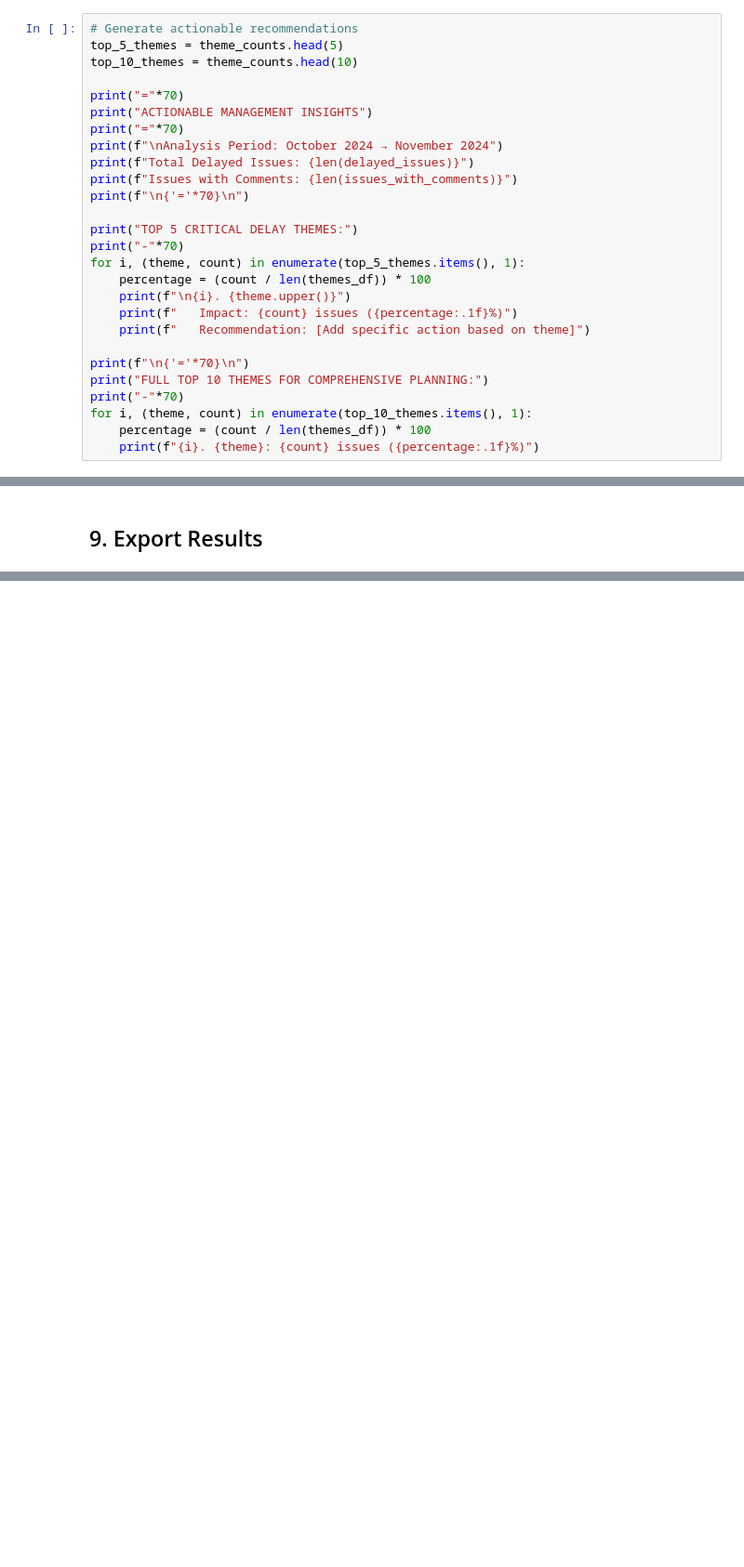
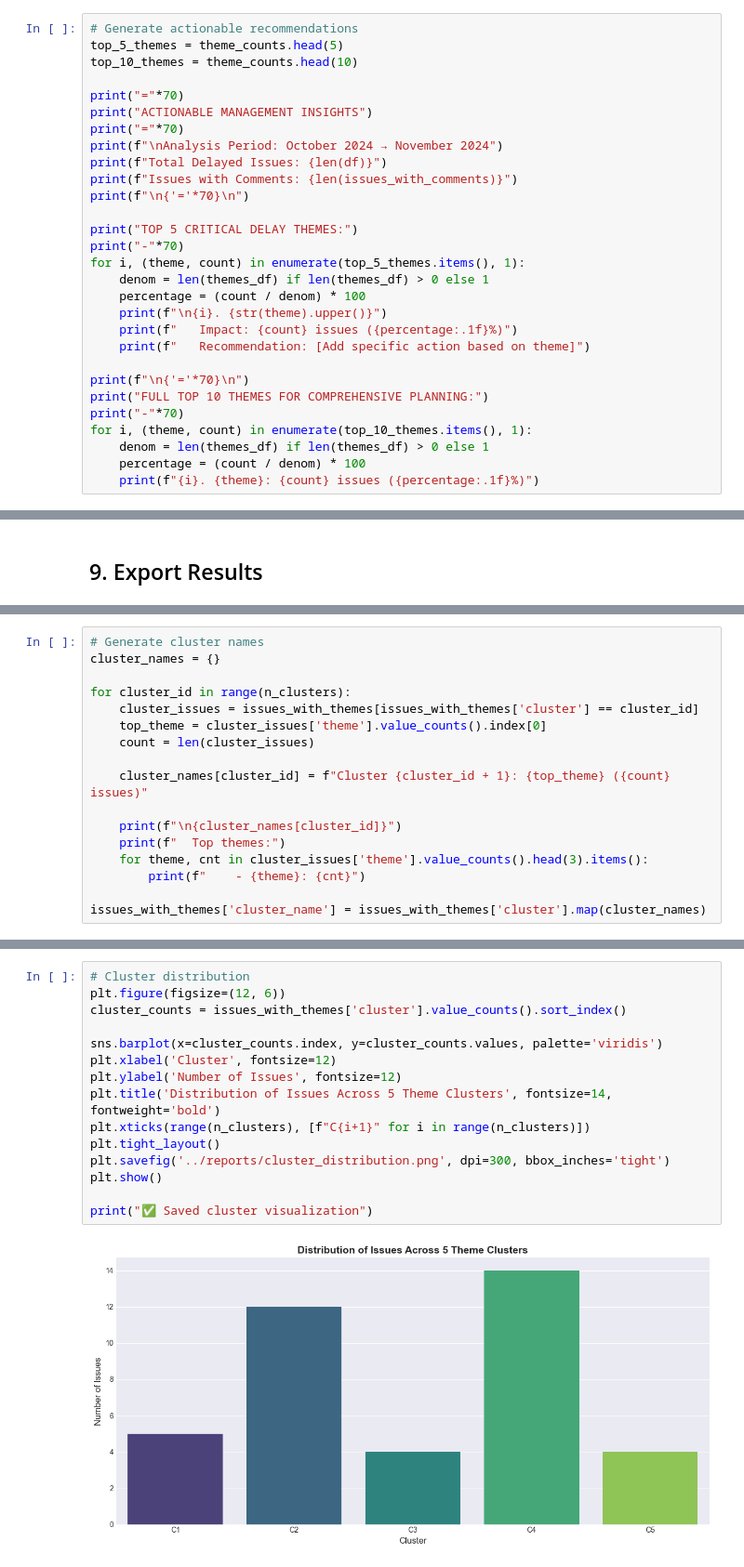
Before and after one commit to Andy-Nunez/jira-llm-thematic-analysis, a Jupyter notebook: notebooks/jira_delay_analysis.ipynb, the cells around one changed output, grey strips where cells are left out. Shown at 93% size. Cells and saved outputs as stored; diff of their text form; blank space fills up the shorter version.

```diff
--- a/notebooks/jira_delay_analysis.ipynb
+++ b/notebooks/jira_delay_analysis.ipynb
@@ -193,15 +292,16 @@ print("="*70)
 print("ACTIONABLE MANAGEMENT INSIGHTS")
 print("="*70)
 print(f"\nAnalysis Period: October 2024 → November 2024")
-print(f"Total Delayed Issues: {len(delayed_issues)}")
+print(f"Total Delayed Issues: {len(df)}")
 print(f"Issues with Comments: {len(issues_with_comments)}")
 print(f"\n{'='*70}\n")
 
 print("TOP 5 CRITICAL DELAY THEMES:")
 print("-"*70)
 for i, (theme, count) in enumerate(top_5_themes.items(), 1):
-    percentage = (count / len(themes_df)) * 100
-    print(f"\n{i}. {theme.upper()}")
+    denom = len(themes_df) if len(themes_df) > 0 else 1
+    percentage = (count / denom) * 100
+    print(f"\n{i}. {str(theme).upper()}")
     print(f"   Impact: {count} issues ({percentage:.1f}%)")
     print(f"   Recommendation: [Add specific action based on theme]")
 
@@ -209,5 +309,6 @@ print(f"\n{'='*70}\n")
 print("FULL TOP 10 THEMES FOR COMPREHENSIVE PLANNING:")
 print("-"*70)
 for i, (theme, count) in enumerate(top_10_themes.items(), 1):
-    percentage = (count / len(themes_df)) * 100
+    denom = len(themes_df) if len(themes_df) > 0 else 1
+    percentage = (count / denom) * 100
     print(f"{i}. {theme}: {count} issues ({percentage:.1f}%)")
@@ -249,0 +553,17 @@ print("✅ Saved top 5 critical themes to reports/top_5_critical_themes.csv")
+# %%
+# Generate cluster names
+cluster_names = {}
+
+for cluster_id in range(n_clusters):
+    cluster_issues = issues_with_themes[issues_with_themes['cluster'] == cluster_id]
+    top_theme = cluster_issues['theme'].value_counts().index[0]
+    count = len(cluster_issues)
+
+    cluster_names[cluster_id] = f"Cluster {cluster_id + 1}: {top_theme} ({count} issues)"
+
+    print(f"\n{cluster_names[cluster_id]}")
+    print(f"  Top themes:")
+    for theme, cnt in cluster_issues['theme'].value_counts().head(3).items():
+        print(f"    - {theme}: {cnt}")
+
+issues_with_themes['cluster_name'] = issues_with_themes['cluster'].map(cluster_names)
@@ -249,0 +590,17 @@ print("✅ Saved top 5 critical themes to reports/top_5_critical_themes.csv")
+# %%
+# Cluster distribution
+plt.figure(figsize=(12, 6))
+cluster_counts = issues_with_themes['cluster'].value_counts().sort_index()
+
+sns.barplot(x=cluster_counts.index, y=cluster_counts.values, palette='viridis')
+plt.xlabel('Cluster', fontsize=12)
+plt.ylabel('Number of Issues', fontsize=12)
+plt.title('Distribution of Issues Across 5 Theme Clusters', fontsize=14, fontweight='bold')
+plt.xticks(range(n_clusters), [f"C{i+1}" for i in range(n_clusters)])
+plt.tight_layout()
+plt.savefig('../reports/cluster_distribution.png', dpi=300, bbox_inches='tight')
+plt.show()
+
+print("✅ Saved cluster visualization")
+# %% [output]
+[figure, added]
```
Also changed, not shown: parts of 46 cells of this notebook, 7 other files.
